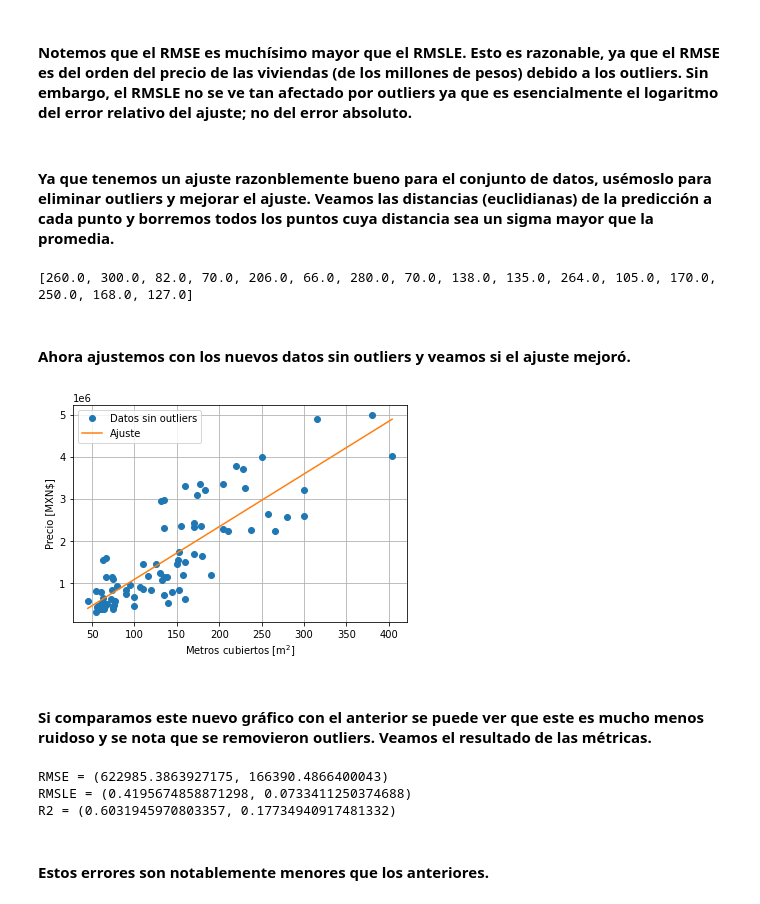
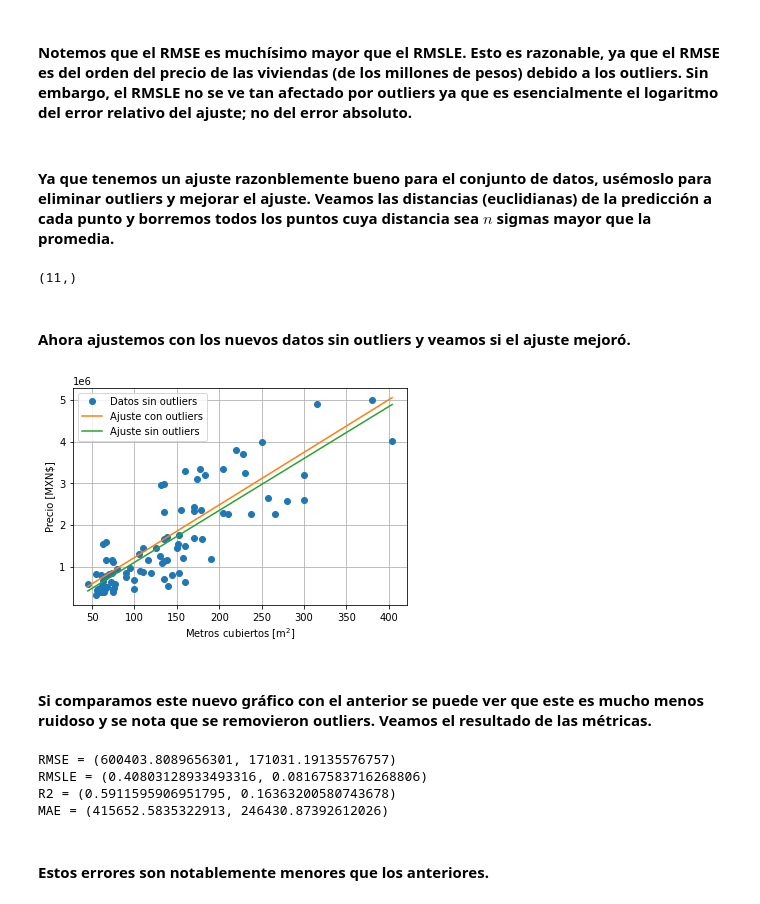
Before and after one commit to fyulita/metodos-tp3, a Jupyter notebook: notebooks/Notebook.ipynb, the cells around one changed output. Cells and saved outputs as stored; diff of their text form; code cells hidden in the pictures.

Commit message:
Saque los outliers y use KFold para el caso 2 y agregue otra metrica (Mean Absolute Error) para KFold.

```diff
--- a/notebooks/Notebook.ipynb
+++ b/notebooks/Notebook.ipynb
@@ -223,35 +235,43 @@ R2 = (0.25153590001609283, 0.48271317729418595)
 # %% [markdown]
 #### Notemos que el RMSE es muchísimo mayor que el RMSLE. Esto es razonable, ya que el RMSE es del orden del precio de las viviendas (de los millones de pesos) debido a los outliers. Sin embargo, el RMSLE no se ve tan afectado por outliers ya que es esencialmente el logaritmo del error relativo del ajuste; no del error absoluto.
 # %% [markdown]
-#### Ya que tenemos un ajuste razonblemente bueno para el conjunto de datos, usémoslo para eliminar outliers y mejorar el ajuste. Veamos las distancias (euclidianas) de la predicción a cada punto y borremos todos los puntos cuya distancia sea un sigma mayor que la promedia.
+#### Ya que tenemos un ajuste razonblemente bueno para el conjunto de datos, usémoslo para eliminar outliers y mejorar el ajuste. Veamos las distancias (euclidianas) de la predicción a cada punto y borremos todos los puntos cuya distancia sea \\( n \\) sigmas mayor que la promedia.
 # %%
-linearfit = metnum.LinearRegression()
-linearfit.fit(x_data, y_data)
-y_prediction = linearfit.predict(x_data)
+def removeOutliers(x, y_true, y_pred, n):
+    dist = np.abs(y_true - y_pred)
+    mean = np.mean(dist)
+    std = np.std(dist)
 
-y_prediction = y_prediction.reshape(y_prediction.shape[0])
+    outliers = []
+    x_new = []
+    y_new = []
 
-distances = np.abs(y_data - y_prediction)
-mean_distance = np.mean(distances)
-std_distance = np.std(distances)
+    for i in range(len(dist)):
+        if (dist[i] > mean + n * std):
+            outliers.append(x[i])
+        else:
+            x_new.append(x[i])
+            y_new.append(y_true[i])
 
-outliers = []
-x_new = []
-y_new = []
+    ans = {
+        "outliers": np.asarray(outliers),
+        "x": np.asarray(x_new),
+        "y": np.asarray(y_new)
+    }
 
-for i in range(len(distances)):
-    if (distances[i] < mean_distance - std_distance or distances[i] > mean_distance + std_distance):
-        outliers.append(x_data[i])
-    else:
-        x_new.append(x_data[i])
-        y_new.append(y_data[i])
-
-x_new = np.asarray(x_new)
-y_new = np.asarray(y_new)
-
-print(outliers)
+    return ans
-# %% [output]
-[260.0, 300.0, 82.0, 70.0, 206.0, 66.0, 280.0, 70.0, 138.0, 135.0, 264.0, 105.0, 170.0, 250.0, 168.0, 127.0]
+# %%
+linearfit = metnum.LinearRegression()
+linearfit.fit(x_data, y_data)
+y_prediction = linearfit.predict(x_data)
+
+y_prediction = y_prediction.reshape(y_prediction.shape[0])
+
+rmOut = removeOutliers(x_data, y_data, y_prediction, 1)
+x_new, y_new = rmOut["x"], rmOut["y"]
+print(rmOut["outliers"].shape)
+# %% [output]
+(11,)
 # %% [markdown]
 #### Ahora ajustemos con los nuevos datos sin outliers y veamos si el ajuste mejoró.
 # %%
@@ -260,34 +280,38 @@ linearfit_new.fit(x_new, y_new)
 # %%
 x_graph_new = np.linspace(np.min(x_new), np.max(x_new), 1000)
 y_graph_new = linearfit_new.predict(x_graph_new)
 
 y_graph_new = y_graph_new.reshape(y_graph_new.shape[0])
 
 plt.figure("precio-metros-cubiertos-sin-outliers")
 plt.plot(x_new, y_new, "o", label="Datos sin outliers")
-plt.plot(x_graph_new, y_graph_new, "-", label="Ajuste")
+plt.plot(x_graph, y_graph, "-", label="Ajuste con outliers")
+plt.plot(x_graph_new, y_graph_new, "-", label="Ajuste sin outliers")
 plt.grid()
 plt.legend()
 plt.xlabel(r"Metros cubiertos [$\mathrm{m}^2$]")
 plt.ylabel("Precio [MXN$]")
 plt.savefig("Imagenes/Precio-en-Funcion-de-Metros-Cubiertos-sin-outliers.png")
 plt.show()
 # %% [output]
-[figure, old version]
+[figure, new version]
 # %% [markdown]
 #### Si comparamos este nuevo gráfico con el anterior se puede ver que este es mucho menos ruidoso y se nota que se removieron outliers. Veamos el resultado de las métricas.
 # %%
 K = 10
 
-rmse, rmsle, r2 = KFoldCrossValidation(K, x_new, y_new)
+kfold = KFoldCrossValidation(K, x_new, y_new)
+rmse, rmsle, r2, mae = kfold["rmse"], kfold["rmsle"], kfold["r2"], kfold["mae"]
 
 print(f"RMSE = {(np.mean(rmse), np.std(rmse))}")
 print(f"RMSLE = {(np.mean(rmsle), np.std(rmsle))}")
 print(f"R2 = {(np.mean(r2), np.std(r2))}")
+print(f"MAE = {(np.mean(mae), np.std(mae))}")
 # %% [output]
-RMSE = (622985.3863927175, 166390.4866400043)
-RMSLE = (0.4195674858871298, 0.0733411250374688)
-R2 = (0.6031945970803357, 0.17734940917481332)
+RMSE = (600403.8089656301, 171031.19135576757)
+RMSLE = (0.40803128933493316, 0.08167583716268806)
+R2 = (0.5911595906951795, 0.16363200580743678)
+MAE = (415652.5835322913, 246430.87392612026)
 # %% [markdown]
 #### Estos errores son notablemente menores que los anteriores.
 # %% [markdown]
```
Also changed, not shown: parts of 18 cells of this notebook, 2 other files.
